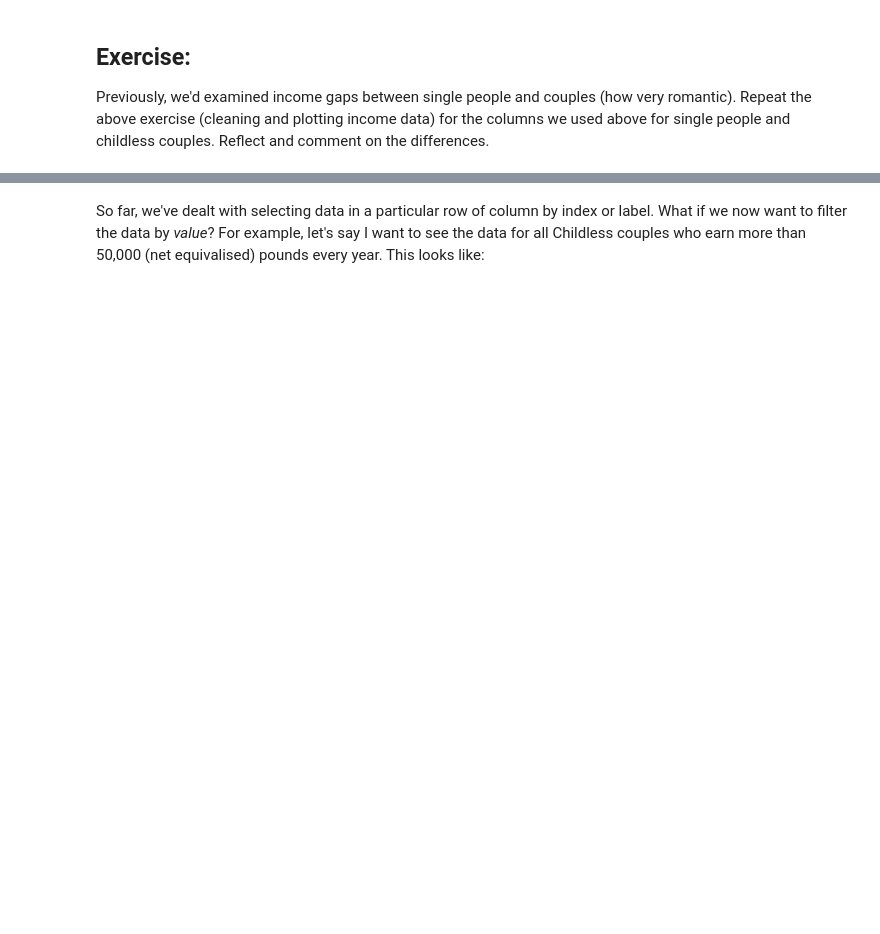
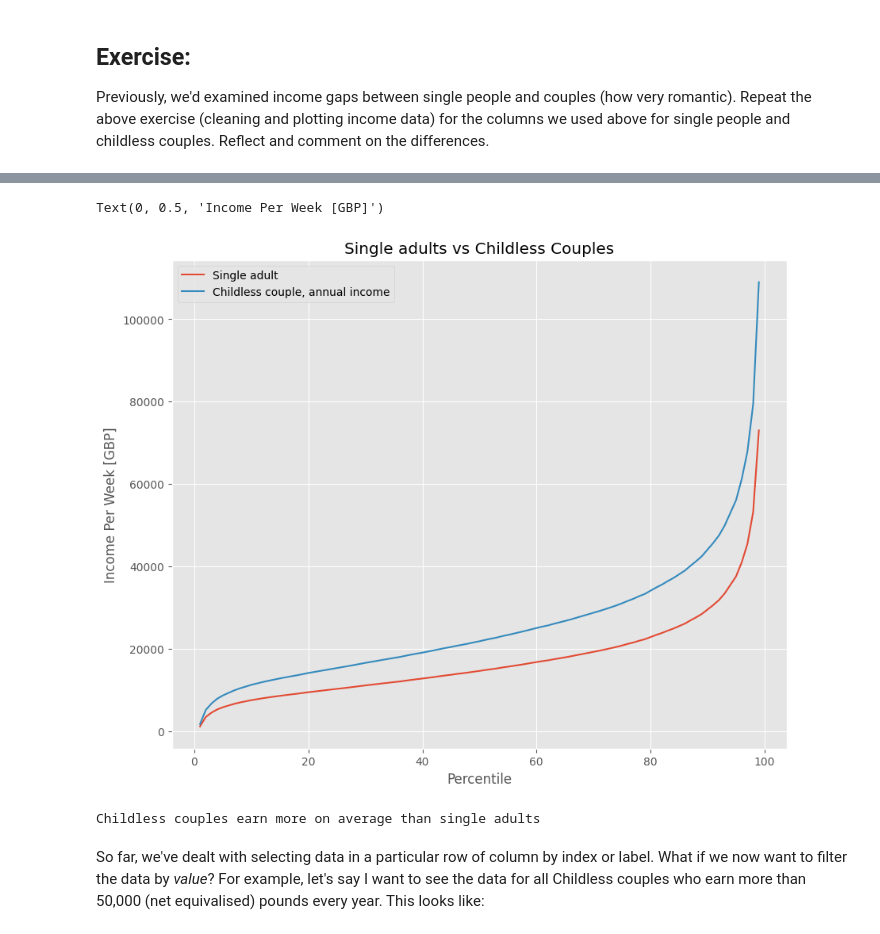
Before and after one commit to jaoshang/QM2, a Jupyter notebook: notebooks/W02. Pandas.ipynb, the cells around one changed output, grey strips where cells are left out. Cells and saved outputs as stored; diff of their text form; code cells hidden in the pictures; blank space fills up the shorter version.

```diff
--- a/notebooks/W02. Pandas.ipynb
+++ b/notebooks/W02. Pandas.ipynb
@@ -322,3 +383,19 @@ Add your reflection here.
+# %%
+clean_single_childless = income[['Single adult','Childless couple, annual income']]
+clean_single_childless = clean_single_childless.replace(',', '', regex=True)
+clean_single_childless = clean_single_childless.replace('-', 'NaN', regex=True).astype('float')
+clean_single_childless.plot()
+plt.title('Single adults vs Childless Couples')
+plt.xlabel('Percentile')
+plt.ylabel('Income Per Week [GBP]')
+# %% [output]
+Text(0, 0.5, 'Income Per Week [GBP]')
+[figure, added]
+# %%
+#Add your reflection here.
+print("Childless couples earn more on average than single adults")
+# %% [output]
+Childless couples earn more on average than single adults
 # %% [markdown]
 So far, we've dealt with selecting data in a particular row of column by index or label. What if we now want to filter the data by *value*? For example, let's say I want to see the data for all Childless couples who earn more than 50,000 (net equivalised) pounds every year. This looks like:
 # %%
```
Also changed, not shown: parts of 22 cells of this notebook.
